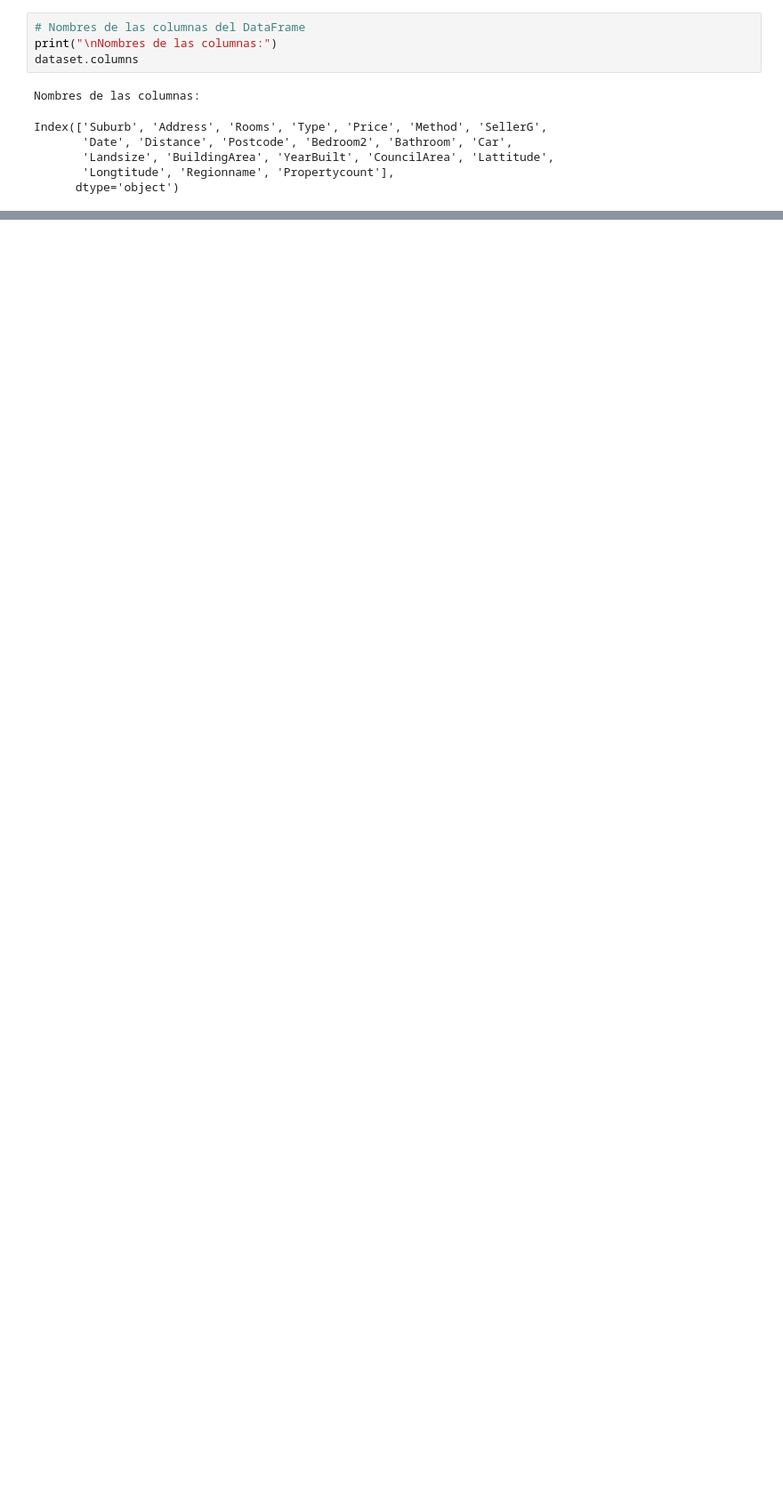
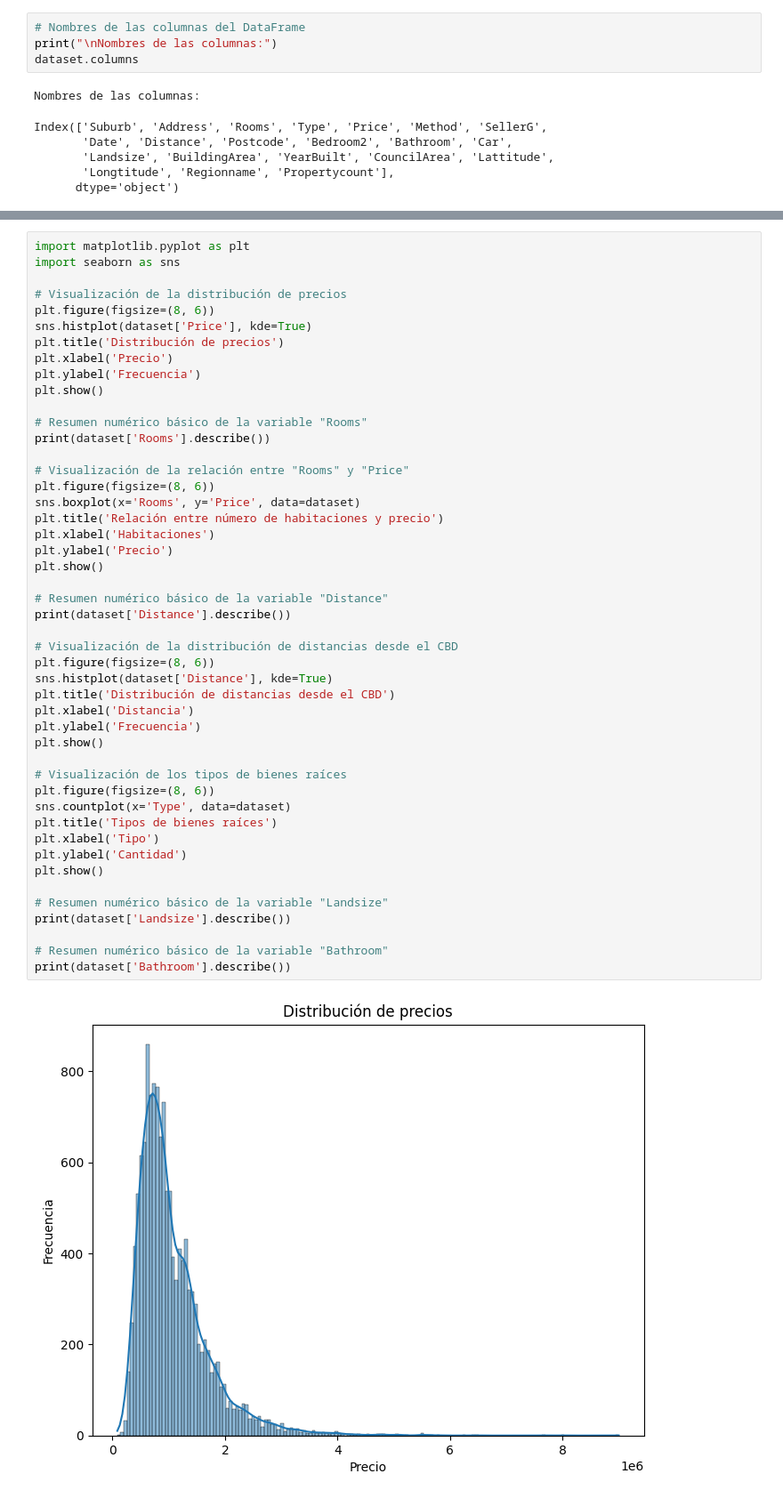
Before and after one commit to alfcastillo90/estructurando_proyecto_ds, a Jupyter notebook: Estructurando_proyecto_de_ciencia_de_datos.ipynb, the cells around one changed output, grey strips where cells are left out. Shown: that part at 89% size. Cells and saved outputs as stored; diff of their text form; blank space fills up the shorter version.

```diff
--- a/Estructurando_proyecto_de_ciencia_de_datos.ipynb
+++ b/Estructurando_proyecto_de_ciencia_de_datos.ipynb
@@ -82,0 +85,49 @@ Index(['Suburb', 'Address', 'Rooms', 'Type', 'Price', 'Method', 'SellerG',
+# %%
+import matplotlib.pyplot as plt
+import seaborn as sns
+
+# Visualización de la distribución de precios
+plt.figure(figsize=(8, 6))
+sns.histplot(dataset['Price'], kde=True)
+plt.title('Distribución de precios')
+plt.xlabel('Precio')
+plt.ylabel('Frecuencia')
+plt.show()
+
+# Resumen numérico básico de la variable "Rooms"
+print(dataset['Rooms'].describe())
+
+# Visualización de la relación entre "Rooms" y "Price"
+plt.figure(figsize=(8, 6))
+sns.boxplot(x='Rooms', y='Price', data=dataset)
+plt.title('Relación entre número de habitaciones y precio')
+plt.xlabel('Habitaciones')
+plt.ylabel('Precio')
+plt.show()
+
+# Resumen numérico básico de la variable "Distance"
+print(dataset['Distance'].describe())
+
+# Visualización de la distribución de distancias desde el CBD
+plt.figure(figsize=(8, 6))
+sns.histplot(dataset['Distance'], kde=True)
+plt.title('Distribución de distancias desde el CBD')
+plt.xlabel('Distancia')
+plt.ylabel('Frecuencia')
+plt.show()
+
+# Visualización de los tipos de bienes raíces
+plt.figure(figsize=(8, 6))
+sns.countplot(x='Type', data=dataset)
+plt.title('Tipos de bienes raíces')
+plt.xlabel('Tipo')
+plt.ylabel('Cantidad')
+plt.show()
+
+# Resumen numérico básico de la variable "Landsize"
+print(dataset['Landsize'].describe())
+
+# Resumen numérico básico de la variable "Bathroom"
+print(dataset['Bathroom'].describe())
+# %% [output]
+[figure, added]
```
Also changed, not shown: parts of 2 cells of this notebook.
